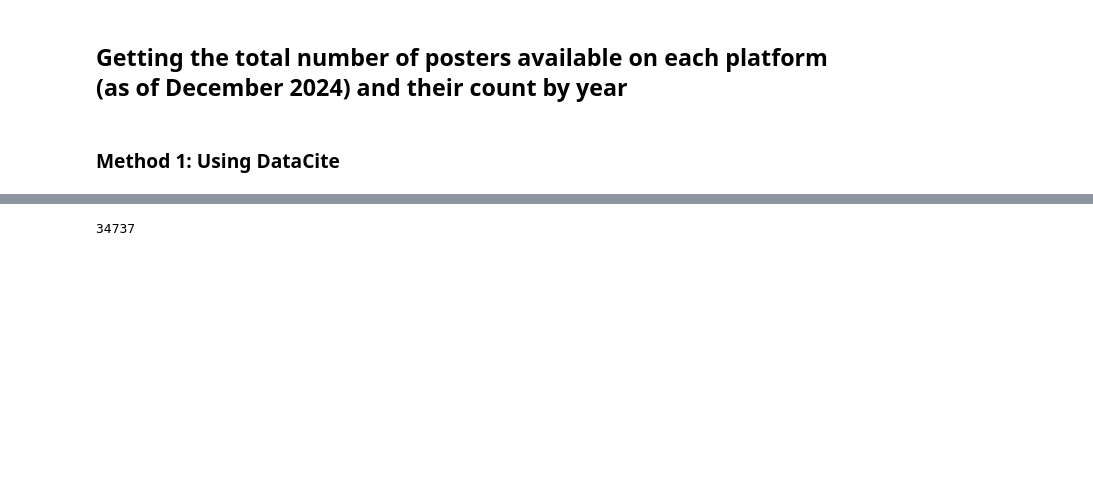
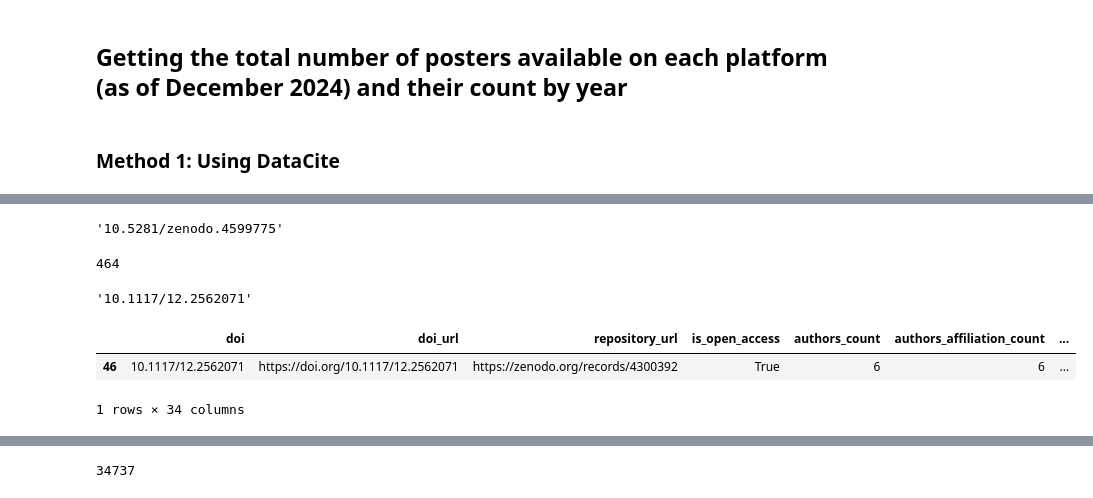
Before and after one commit to fairdataihub/poster-sharing-reuse-paper-code, a Jupyter notebook: find-posters.ipynb, the cells around one changed output, grey strips where cells are left out. Cells and saved outputs as stored; diff of their text form; code cells hidden in the pictures; blank space fills up the shorter version.

```diff
--- a/find-posters.ipynb
+++ b/find-posters.ipynb
@@ -150,7 +150,23 @@ df.to_csv("outputs/find-posters/find-posters-datacite.csv", index=False)
 ### Method 1: Using DataCite
 # %%
 # load data
-with open("outputs/datacite.json", "r", encoding="utf-8") as file:
+with open("outputs/records/datacite.json", "r", encoding="utf-8") as file:
     results = json.load(file)
 # %%
 df = pd.read_csv("outputs/find-posters/find-posters-datacite.csv")
+# %%
+# Create a list of all the DOIs and their respective version relations
+cliend_id_interest = "cern.zenodo"
+count = 0
+doi_list = []
+zenodo_json = {}
+for result in results.values():
+    client_id = result["relationships"]["client"]["data"]["id"]
+    if client_id == cliend_id_interest:
+        created_date = result["attributes"]["created"]
+        create_year = datetime.fromisoformat(created_date).year
+        if create_year < 2025:
+            count += 1
+            doi_list.append(result["id"])
+            zenodo_json[result["id"]] = result
+print(count)
@@ -156,0 +202,27 @@ df = pd.read_csv("outputs/find-posters/find-posters-datacite.csv")
+# %%
+df_zenodo_api = pd.read_csv("outputs/zenodo.csv")
+# %%
+related_identifier["relationType"]
+related_identifier["relatedIdentifier"]
+related_id
+# %% [output]
+'10.5281/zenodo.4599775'
+# %%
+missing_doi = []
+for doi in df_zenodo_api["doi"]:
+    if doi not in doi_list:
+        missing_doi.append(doi)
+# %%
+len(missing_doi)
+# %% [output]
+464
+# %%
+missing_doi[1]
+# %% [output]
+'10.1117/12.2562071'
+# %%
+df_zenodo_api[df_zenodo_api["doi"] == missing_doi[1]]
+# %% [output]
+|  | doi | doi_url | repository_url | is_open_access | authors_count | authors_affiliation_count | ... |
+| 46 | 10.1117/12.2562071 | https://doi.org/10.1117/12.2562071 | https://zenodo.org/records/4300392 | True | 6 | 6 | ... |
+1 rows × 34 columns
```
Also changed, not shown: parts of 22 cells of this notebook, 19 other files.
